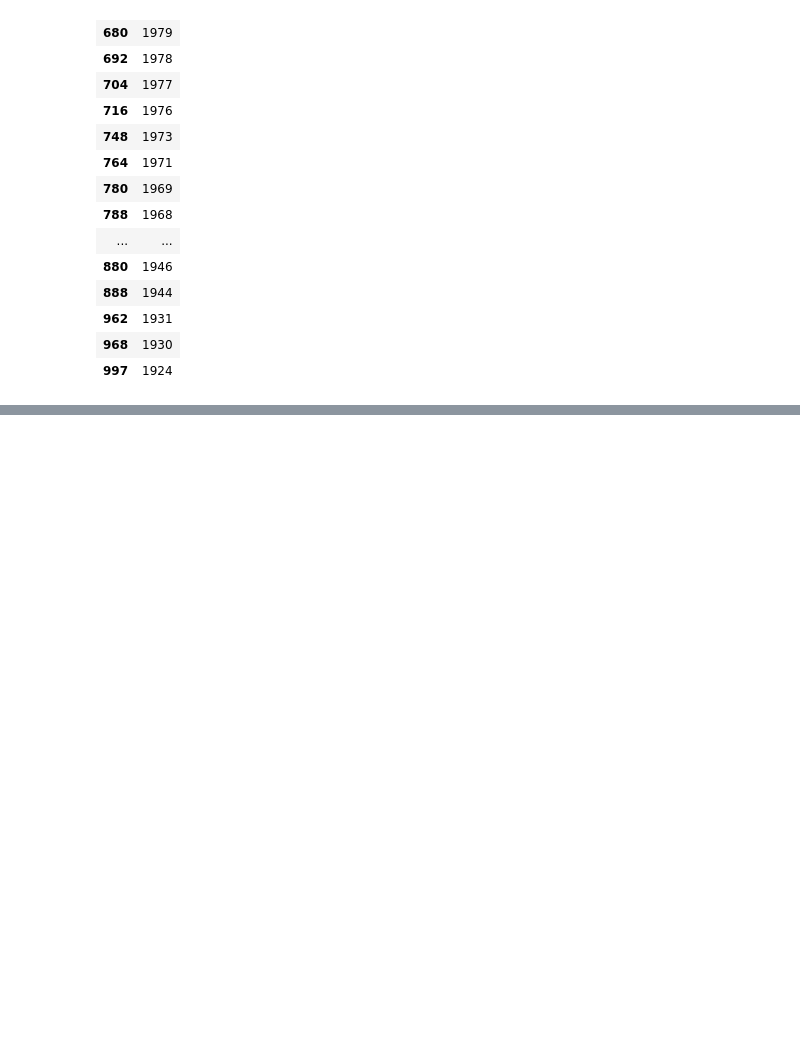
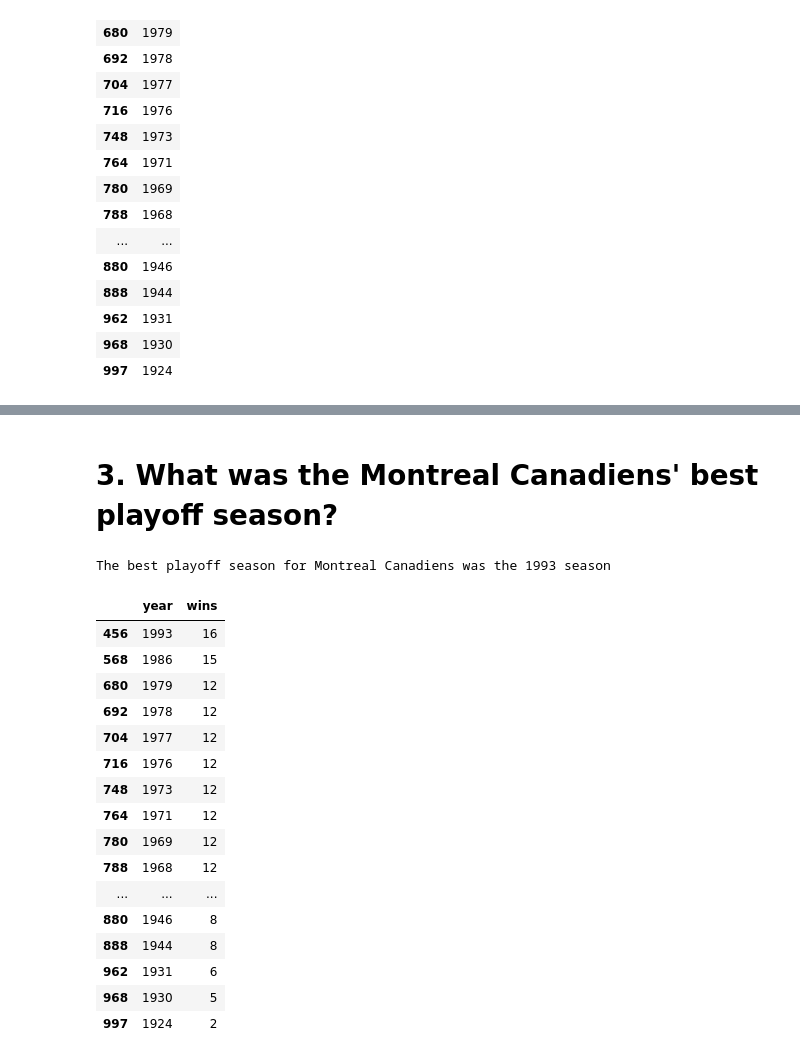
Before and after one commit to georgiassc/Montreal_Canadiens, a Jupyter notebook: Data_Cleaning_MontrealCanadiens.ipynb, the cells around one changed output, grey strips where cells are left out. Saved outputs shown, nothing was run; the diff lists cells and outputs as text; code cells hidden in the pictures; blank space fills up the shorter version.

```diff
--- a/Data_Cleaning_MontrealCanadiens.ipynb
+++ b/Data_Cleaning_MontrealCanadiens.ipynb
@@ -192,0 +118,25 @@ plt.gca().spines[['top', 'right']].set_visible(False)
+# %% [markdown]
+#  3. What was the Montreal Canadiens' best playoff season?
+# %%
+dataset_montreal_best = nhl[nhl['team'].str.contains('Montreal Canadiens')& (nhl['rank'] == 1)][['year', 'wins']]
+print ( 'The best playoff season for Montreal Canadiens was the 1993 season')
+dataset_montreal_best
+# %% [output]
+The best playoff season for Montreal Canadiens was the 1993 season
+|  | year | wins |
+| 456 | 1993 | 16 |
+| 568 | 1986 | 15 |
+| 680 | 1979 | 12 |
+| 692 | 1978 | 12 |
+| 704 | 1977 | 12 |
+| 716 | 1976 | 12 |
+| 748 | 1973 | 12 |
+| 764 | 1971 | 12 |
+| 780 | 1969 | 12 |
+| 788 | 1968 | 12 |
+| ... | ... | ... |
+| 880 | 1946 | 8 |
+| 888 | 1944 | 8 |
+| 962 | 1931 | 6 |
+| 968 | 1930 | 5 |
+| 997 | 1924 | 2 |
```
Also changed, not shown: parts of 15 cells of this notebook.
